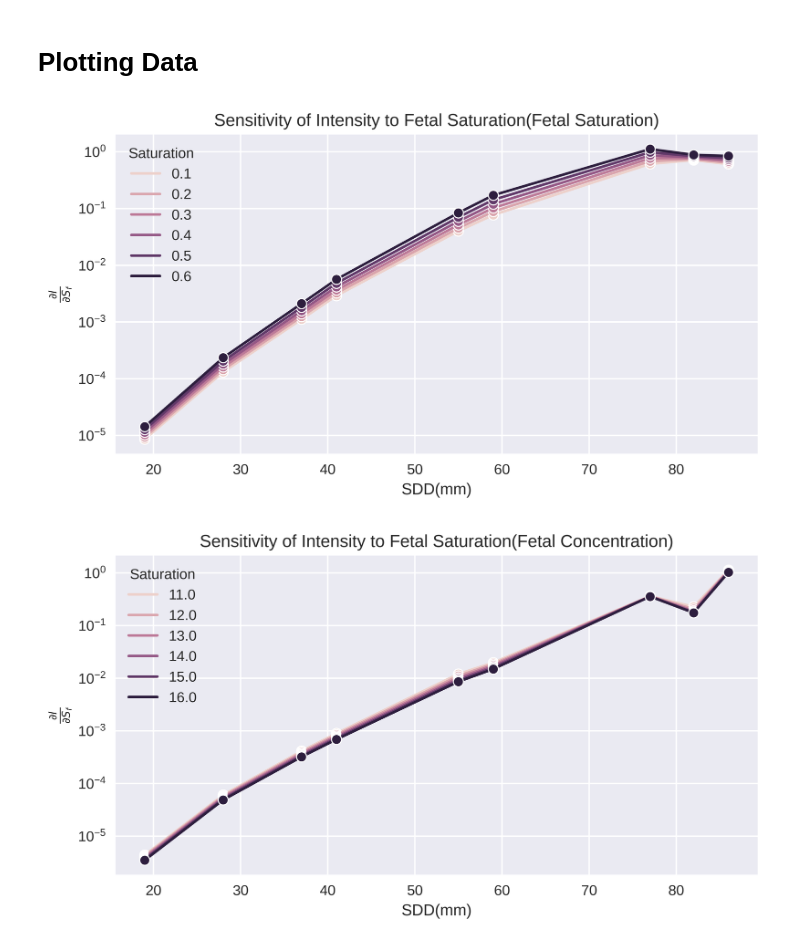
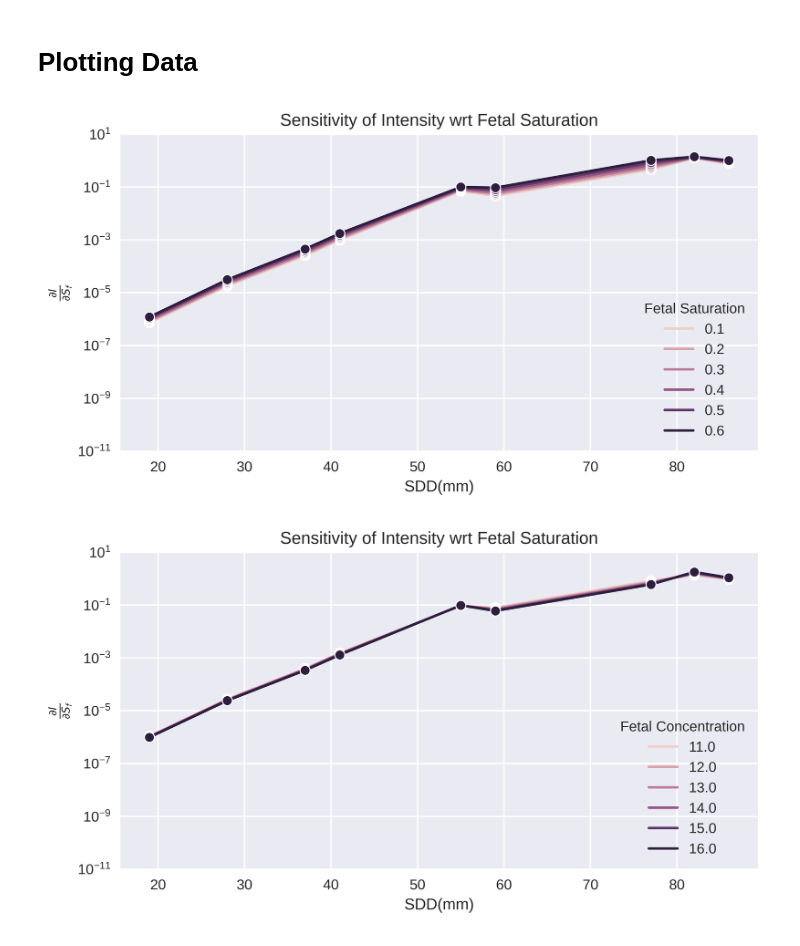
Before and after one commit to dip987/tfo_sensitivity, a Jupyter notebook: notebooks/Jacobian_approach(analytical).ipynb, the cells around one changed output. Cells and saved outputs as stored; diff of their text form; code cells hidden in the pictures.

Commit message:
added sensitivity reports

```diff
--- a/notebooks/Jacobian_approach(analytical).ipynb
+++ b/notebooks/Jacobian_approach(analytical).ipynb
@@ -49,31 +47,34 @@ all_sdd = raw_sim_data['SDD'].unique()
 # Defining Base Parameters
 # %%
 # Base Parameters
-MATERNAL_Hb = 2.
+MATERNAL_Hb = 11.
 MATERNAL_SAT = 1.0
-FETAL_SAT = 0.225
-FETAL_Hb = 0.9
+FETAL_SAT = 0.50
+FETAL_Hb = 0.11
 # FETAL_Hb = 11.0
 
 # Sweep Parameters
-all_fetal_c = np.linspace(11, 16, 6)
+# all_fetal_c = np.linspace(11, 16, 6)
+all_fetal_c = np.linspace(0.11, 0.16, 6)
 all_fetal_sat = np.linspace(0.1, 0.6, 6)
 
 PLOT_NORMALIZED = True  # Plot the Jacibian divided by Current Intensity (Similar to normalized derivative)
 
 # Jacobian Calculator
 mu_a_eqn = FullBloodJacobianMuAEqn()    # How the mu_a is calculated for Fetal/Maternal variable layers
-JCClass = FullBloodAnalyticalJC
+def get_jacobian_calculator(*args, **kwargs):
+    return FullBloodAnalyticalJC(*args, **kwargs)
 
-# mu_a_eqn = PartialBloodJacobianMuAEqn(0.2, 0.22)    # How the mu_a is calculated for Fetal/Maternal variable layers
-# JCClass = PartialBloodAnalyticalJC
+# mu_a_eqn = PartialBloodJacobianMuAEqn(0.2, 0.1, 0.75, 0.2, 0.1, 0.75)    # How the mu_a is calculated for Fetal/Maternal variable layers
+# def get_jacobian_calculator(*args, **kwargs):
+#     return PartialBloodAnalyticalJC(*args, **kwargs, arterial_volume_fraction=0.1, venous_saturation_reduction_factor=0.75)
 
 # SDD
 sdd_indices = np.arange(2, 20, 2) # Which detectors to calculate (2-20, every 2, for Faster plotting)
 # %% [markdown]
 # Calculating Derivatives
 # %%
-data_table = pd.DataFrame(columns=['Saturation', 'Derivative', 'SDD', 'Type'])  # Types = 1, 2, 3, 4
+data_table = pd.DataFrame(columns=['Fetal Saturation', 'Fetal Concentration', 'Derivative', 'SDD', 'Type'])  # Types = 1, 2, 3, 4
 
 # Comment on Types: 1 & 2 : delI/delFS, 3 & 4 : delI/delFC
 # Types 1 & 3: Fetal Sat varies, Types 2 & 4: Fetal Conc varies
@@ -85,31 +86,31 @@ for sdd_index in sdd_indices:
     # Round 1 - Plots for Varying Fetal Saturation (type 1 & 3)
     for fs in all_fetal_sat:
         fs = round(fs, 2)       # np.range sometimes creates weird numbers... round to 2 decimal places
-        AnalyticalJC = JCClass(filtered_photon_data, sdd_index, base_mu_map, 'FS', MATERNAL_Hb, MATERNAL_SAT, FETAL_Hb, fs, wave_int, mu_a_eqn, PLOT_NORMALIZED)
+        AnalyticalJC = get_jacobian_calculator(filtered_photon_data, sdd_index, base_mu_map, 'FS', MATERNAL_Hb, MATERNAL_SAT, FETAL_Hb, fs, wave_int, mu_a_eqn, PLOT_NORMALIZED)
         analytical_term1 = AnalyticalJC.calculate_jacobian()
 
-        AnalyticalJC = JCClass(filtered_photon_data, sdd_index, base_mu_map, 'FC', MATERNAL_Hb, MATERNAL_SAT, FETAL_Hb, fs, wave_int, mu_a_eqn, PLOT_NORMALIZED)
+        AnalyticalJC = get_jacobian_calculator(filtered_photon_data, sdd_index, base_mu_map, 'FC', MATERNAL_Hb, MATERNAL_SAT, FETAL_Hb, fs, wave_int, mu_a_eqn, PLOT_NORMALIZED)
         analytical_term3 = AnalyticalJC.calculate_jacobian()
 
 
         # Adding to Table
-        new_row1 = {'Saturation' : fs, 'Derivative': analytical_term1, 'SDD': all_sdd[sdd_index], 'Type': 1}
-        new_row2 = {'Saturation' : fs, 'Derivative': analytical_term3, 'SDD': all_sdd[sdd_index], 'Type': 3}
+        new_row1 = {'Fetal Saturation' : fs, 'Derivative': analytical_term1, 'SDD': all_sdd[sdd_index], 'Type': 1, 'Fetal Concentration': FETAL_Hb}
+        new_row2 = {'Fetal Saturation' : fs, 'Derivative': analytical_term3, 'SDD': all_sdd[sdd_index], 'Type': 3, 'Fetal Concentration': FETAL_Hb}
         data_table.loc[len(data_table)] = new_row1
         data_table.loc[len(data_table)] = new_row2
 
     # Round 2 - Plots for Varying Fetal Concentration (type 2 & 4)
     for fc in all_fetal_c:
         fc = round(fc, 2)       # np.range sometimes creates weird numbers... round to 2 decimal places
-        AnalyticalJC = JCClass(filtered_photon_data, sdd_index, base_mu_map, 'FS', MATERNAL_Hb, MATERNAL_SAT, fc, FETAL_SAT, wave_int, mu_a_eqn, PLOT_NORMALIZED)
+        AnalyticalJC = get_jacobian_calculator(filtered_photon_data, sdd_index, base_mu_map, 'FS', MATERNAL_Hb, MATERNAL_SAT, fc, FETAL_SAT, wave_int, mu_a_eqn, PLOT_NORMALIZED)
         analytical_term2 = AnalyticalJC.calculate_jacobian()
 
-        AnalyticalJC = JCClass(filtered_photon_data, sdd_index, base_mu_map, 'FC', MATERNAL_Hb, MATERNAL_SAT, fc, FETAL_SAT, wave_int, mu_a_eqn, PLOT_NORMALIZED)
+        AnalyticalJC = get_jacobian_calculator(filtered_photon_data, sdd_index, base_mu_map, 'FC', MATERNAL_Hb, MATERNAL_SAT, fc, FETAL_SAT, wave_int, mu_a_eqn, PLOT_NORMALIZED)
         analytical_term4 = AnalyticalJC.calculate_jacobian()
 
         # Adding to Table
-        new_row1 = {'Saturation' : fc, 'Derivative': analytical_term2, 'SDD': all_sdd[sdd_index], 'Type': 2}
-        new_row2 = {'Saturation' : fc, 'Derivative': analytical_term4, 'SDD': all_sdd[sdd_index], 'Type': 4}
+        new_row1 = {'Fetal Concentration' : fc, 'Derivative': analytical_term2, 'SDD': all_sdd[sdd_index], 'Type': 2, 'Fetal Saturation': FETAL_SAT}
+        new_row2 = {'Fetal Concentration' : fc, 'Derivative': analytical_term4, 'SDD': all_sdd[sdd_index], 'Type': 4, 'Fetal Saturation': FETAL_SAT}
         data_table.loc[len(data_table)] = new_row1
         data_table.loc[len(data_table)] = new_row2
 # %% [markdown]
@@ -117,20 +118,21 @@ for sdd_index in sdd_indices:
 # %%
 # Mandatory - Make all the derivatives positive
 data_table['Derivative'] = data_table['Derivative'].abs()
 
 partial_derivative_variable = ['Fetal Saturation', 'Fetal Saturation', 'Fetal Concentration', 'Fetal Concentration']
 variable_tmp = ['Fetal Saturation', 'Fetal Concentration', 'Fetal Saturation', 'Fetal Concentration']
 y_lablels = [r'$\frac{\partial I}{\partial S_f} $', r'$\frac{\partial I}{\partial S_f} $', r'$\frac{\partial I}{\partial C_f} $', r'$\frac{\partial I}{\partial C_f} $']
-plot_tiltes = [f'Sensitivity of Intensity to {derivative}({variable})' for derivative, variable in zip(partial_derivative_variable, variable_tmp)]
+plot_tiltes = [f'Sensitivity of Intensity wrt {derivative}' for derivative in partial_derivative_variable]
 
 for i in range(len(plot_tiltes)):
     plt.figure(figsize=(FIG_WIDTH, FIG_HEIGHT))
     data_table_subset = data_table[data_table['Type'] == i + 1] # I made types 1 indexed for some stupid reason ...
-    plot = sns.lineplot(data=data_table_subset, x='SDD', y='Derivative', hue='Saturation', marker='o')
+    plot = sns.lineplot(data=data_table_subset, x='SDD', y='Derivative', hue=variable_tmp[i], marker='o')
     plt.title(plot_tiltes[i])
     plt.yscale('log')
     plt.xlabel('SDD(mm)')
     plt.ylabel(y_lablels[i])
+    plt.ylim(1e-11, 10)
 # %% [output]
-[figure, old version]
+[figure, new version]
-[figure, old version]
+[figure, new version]
```
Also changed, not shown: parts of 2 cells of this notebook, 5 other files.
